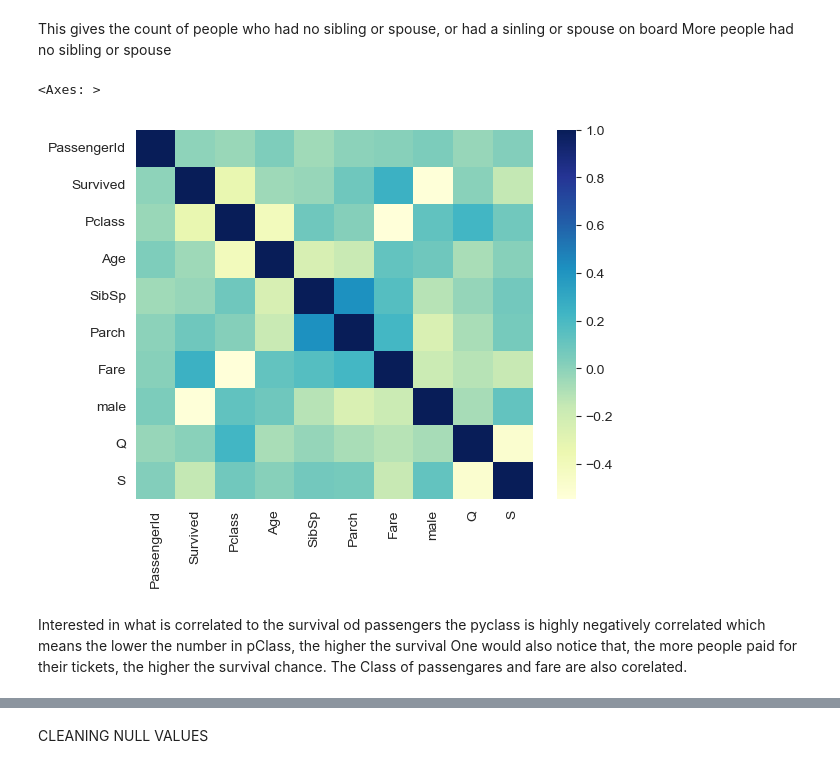
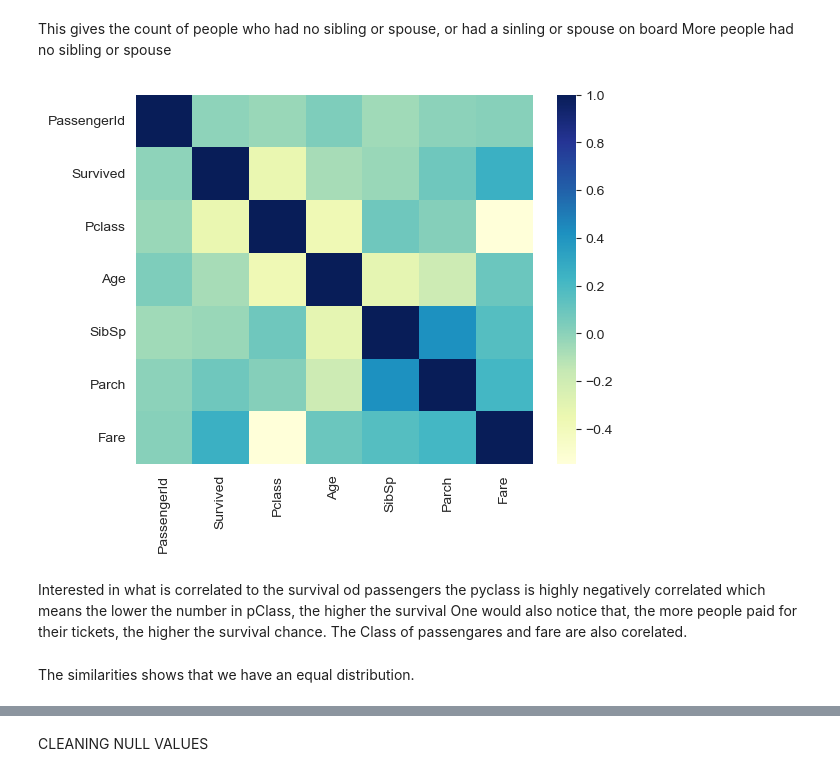
Before and after one commit to latleger/midterm_project, a Jupyter notebook: notebooks/train_EDA.ipynb, the cells around one changed output, grey strips where cells are left out. Saved outputs shown, nothing was run; the diff lists cells and outputs as text; code cells hidden in the pictures.

```diff
--- a/notebooks/train_EDA.ipynb
+++ b/notebooks/train_EDA.ipynb
@@ -70,12 +69,13 @@ sns.countplot(x='SibSp', data=train)
 # %% [markdown]
 This gives the count of people who had no sibling or spouse, or had a sinling or spouse on board
 More people had no sibling or spouse
-# %%
-#get correlation matrux
-sns.heatmap(train.corr(), cmap = "YlGnBu")
-# %% [output]
-<Axes: >
-[figure, removed]
+# %%
+numeric_columns = train.select_dtypes(include=[np.number])
+sns.heatmap(numeric_columns.corr(), cmap="YlGnBu")
+
+plt.show()
+# %% [output]
+[figure, added]
 # %% [markdown]
 Interested in what is correlated to the survival od passengers
 the pyclass is highly negatively correlated which means the lower the number in pClass, the higher the survival
@@ -83,0 +107,2 @@ The Class of passengares and fare are also corelated.
+# %% [markdown]
+The similarities shows that we have an equal distribution.
```
Also changed, not shown: parts of 15 cells of this notebook.
